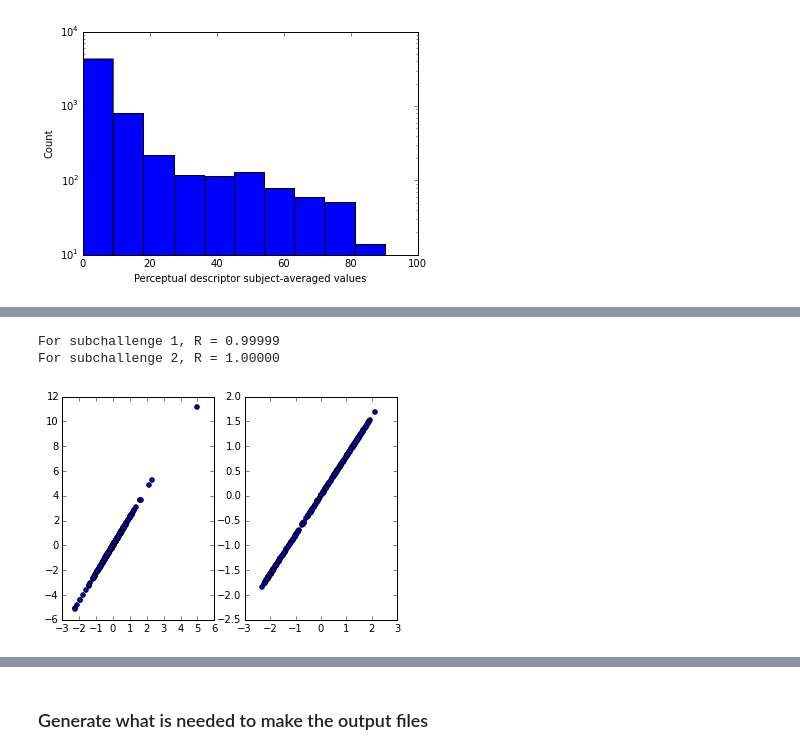
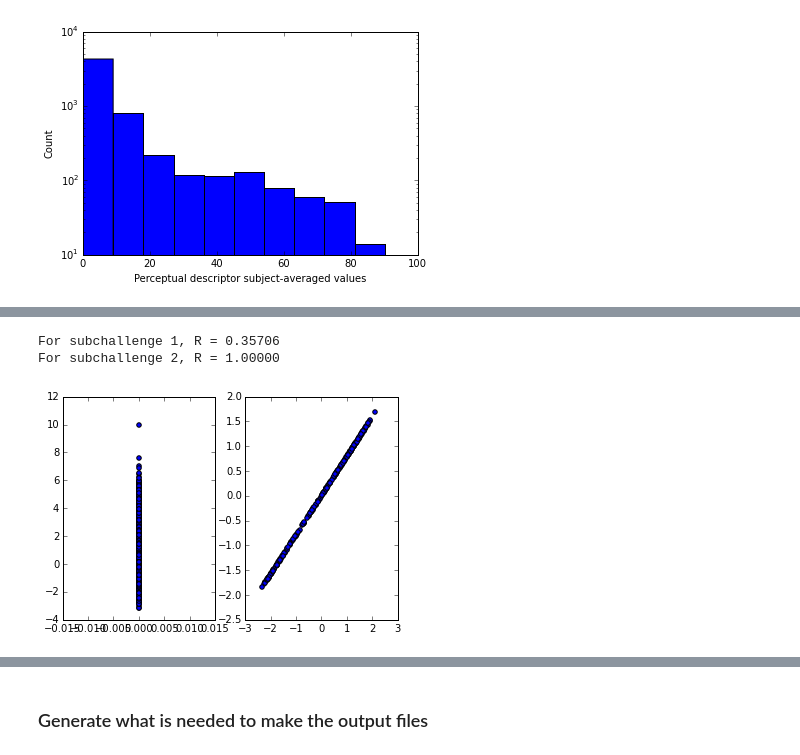
Before and after one commit to beanSsong/dream, a Jupyter notebook: dream.ipynb, the cells around one changed output, grey strips where cells are left out. Cells and saved outputs as stored; diff of their text form; code cells hidden in the pictures.

```diff
--- a/dream.ipynb
+++ b/dream.ipynb
@@ -258,19 +252,19 @@ CCA(copy=True, max_iter=500, n_components=1, scale=True, tol=1e-06)
 # %%
 # Show that we can trivially over-fit to perfectly predict in-sample.
 def cca_(X,Y,subchallenge):
     cca.fit(X,Y)
     x,y = cca.transform(X,Y)
     scatter(x,y)
     print("For subchallenge %d, R = %.5f" % (subchallenge,pearsonr(x,y)[0]))
 
 plt.subplot(1,2,1)
-cca_(X_obs,Y_obs['subject'],1)
+cca_(X_obs_subject,Y_obs['subject'],1)
 plt.subplot(1,2,2)
 cca_(X_obs,Y_obs['mean_std'],2)
 # %% [output]
-For subchallenge 1, R = 0.99999
+For subchallenge 1, R = 0.35706
 For subchallenge 2, R = 1.00000
-[figure, old version]
+[figure, new version]
 # %%
 # Show that CCA is crappy for this data set because we are using way too many predictors.
 from sklearn.cross_validation import ShuffleSplit,cross_val_score
```
Also changed, not shown: parts of 14 cells of this notebook.
